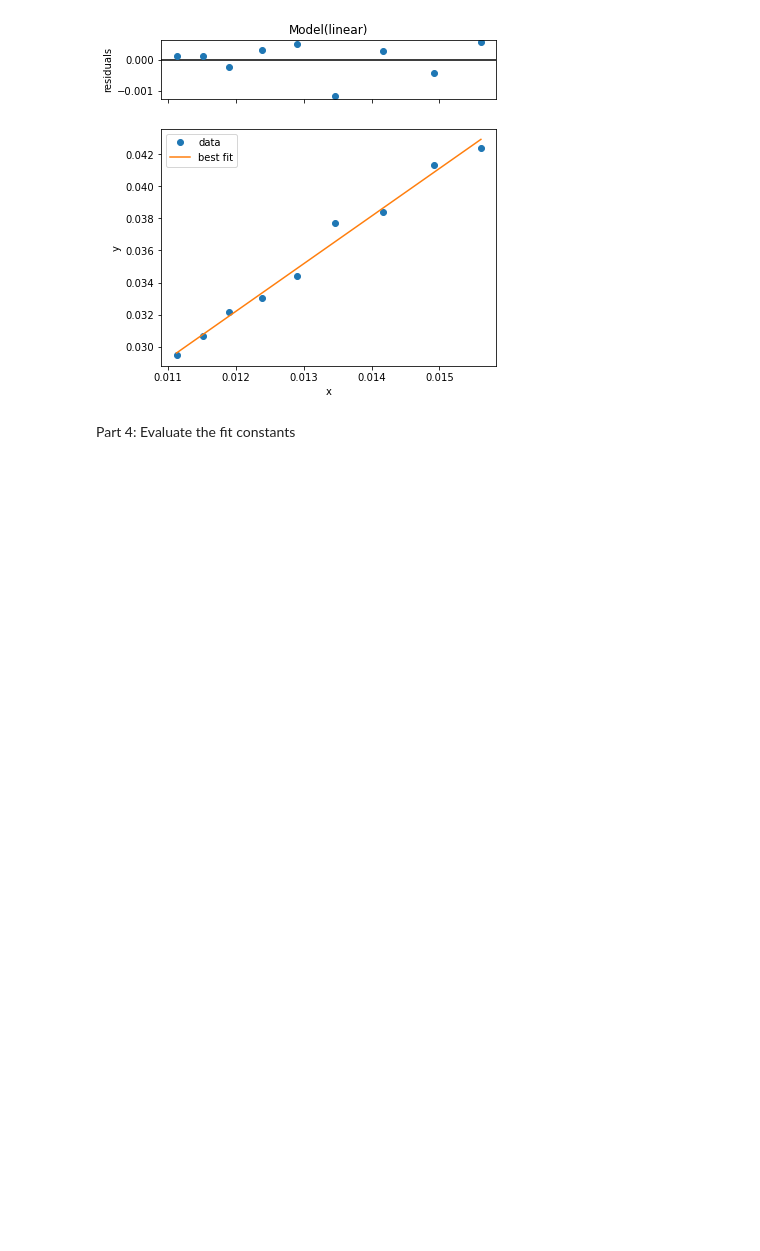
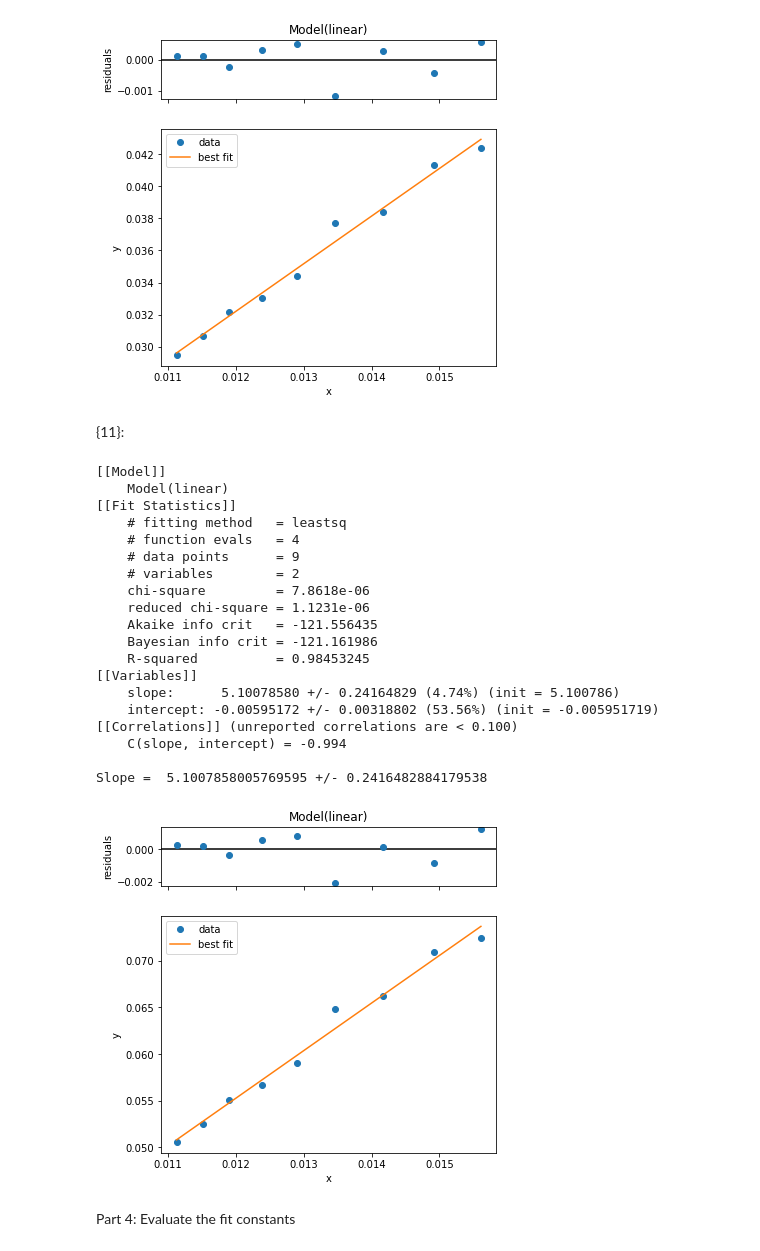
Before and after one commit to ahserhan/CMX, a Jupyter notebook: electron-diffraction.ipynb, the cells around one changed output. Cells and saved outputs as stored; diff of their text form; code cells hidden in the pictures; blank space fills up the shorter version.

```diff
--- a/electron-diffraction.ipynb
+++ b/electron-diffraction.ipynb
@@ -87,6 +107,37 @@ line_fit.plot();
 
 Slope =  2.972912451343627 +/- 0.1333026343244336
 [figure]
+# %% [markdown]
+{11}:
+# %%
+line = LinearModel()
+param_guess = line.guess(sine11, x = svoltage)
+line_fit = line.fit(sine11, param_guess, x = svoltage)
+print(line_fit.fit_report())
+print('\nSlope = ',line_fit.params['slope'].value,'+/-',line_fit.params['slope'].stderr)
+s11 = line_fit.params['slope'].value
+line_fit.plot();
+# %% [output]
+[[Model]]
+    Model(linear)
+[[Fit Statistics]]
+    # fitting method   = leastsq
+    # function evals   = 4
+    # data points      = 9
+    # variables        = 2
+    chi-square         = 7.8618e-06
+    reduced chi-square = 1.1231e-06
+    Akaike info crit   = -121.556435
+    Bayesian info crit = -121.161986
+    R-squared          = 0.98453245
+[[Variables]]
+    slope:      5.10078580 +/- 0.24164829 (4.74%) (init = 5.100786)
+    intercept: -0.00595172 +/- 0.00318802 (53.56%) (init = -0.005951719)
+[[Correlations]] (unreported correlations are < 0.100)
+    C(slope, intercept) = -0.994
+
+Slope =  5.1007858005769595 +/- 0.2416482884179538
+[figure, added]
 # %% [markdown]
 Part 4: Evaluate the fit constants
 # %% [markdown]
```
Also changed, not shown: parts of 20 cells of this notebook.
